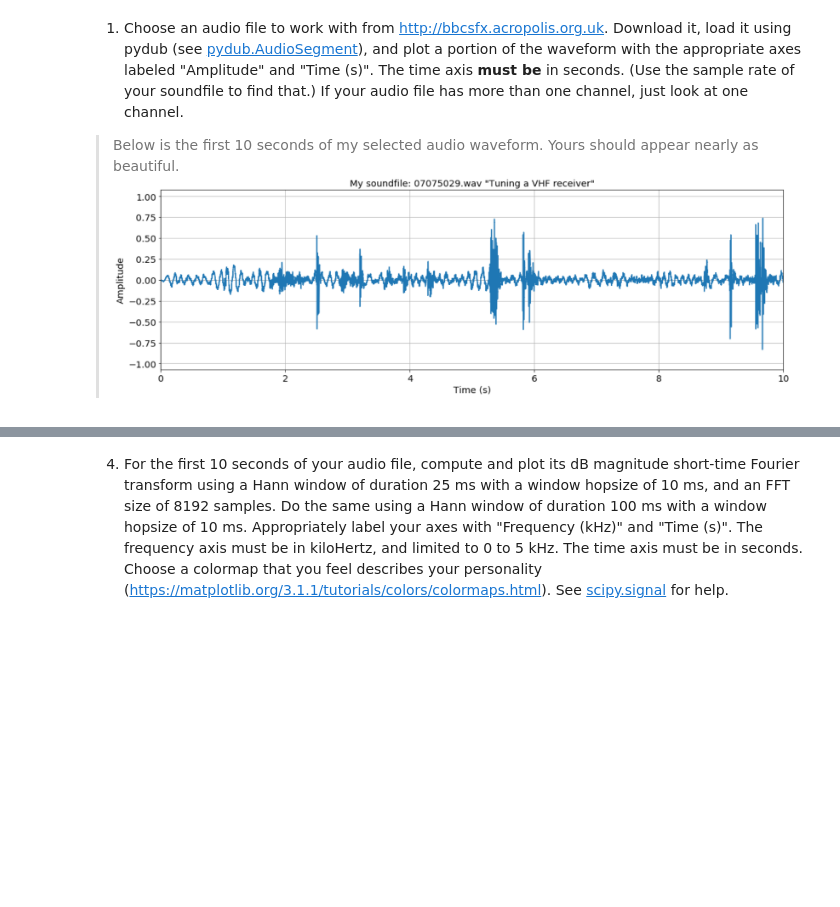
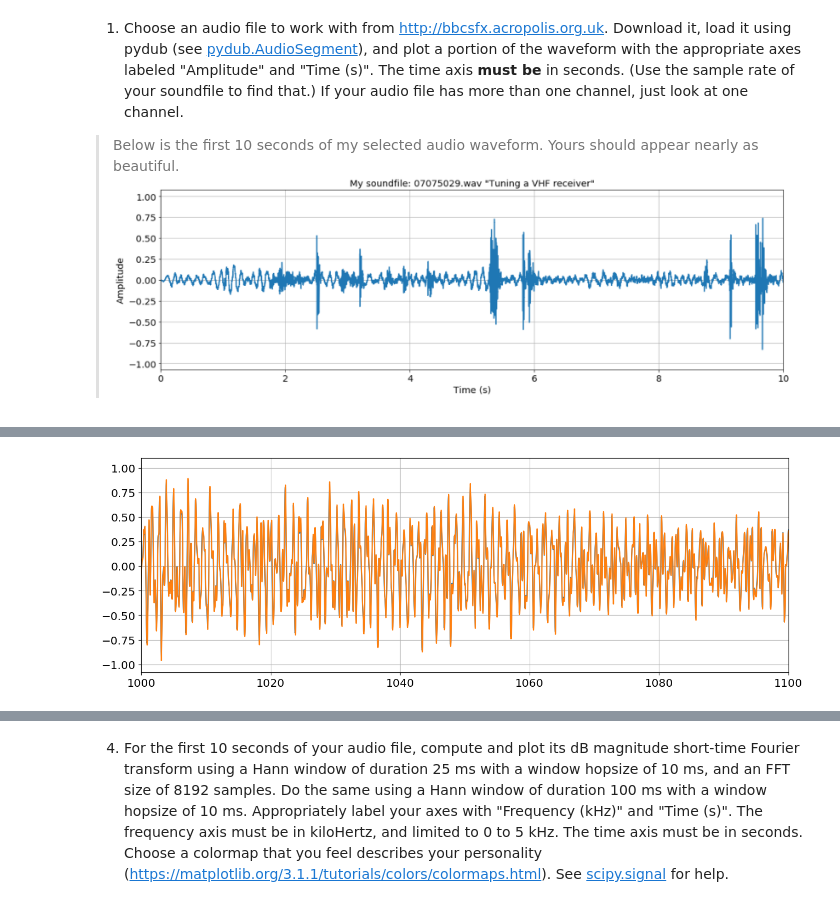
Before and after one commit to LinusOstlund/DT2470, a Jupyter notebook: labs/lab-1-signal-processing/DT2470_lab01-1.ipynb, the cells around one changed output, grey strips where cells are left out. Drawn from its saved outputs; the diff is of its cells as text; code cells hidden in the pictures; blank space fills up the shorter version.

```diff
--- a/labs/lab-1-signal-processing/DT2470_lab01-1.ipynb
+++ b/labs/lab-1-signal-processing/DT2470_lab01-1.ipynb
@@ -78,0 +102,18 @@ Text(0, 0.5, 'Amplitude')
+# %%
+
+S1 = 44100 # one second
+S2 = 90000 # 90000 samples is... almost 2 seconds
+MS = 1000
+STEP = 20
+SAMPLE_SIZE = 4410
+
+# 20 ms is 882 samples
+XTICKS_MS = np.arange(0, len(AUDIO_ARRAY), SAMPLE_RATE/MS*STEP)
+XTICKS_MS_LABELS = np.arange(0, len(AUDIO), 20)
+
+plt.plot(AUDIO_ARRAY)
+plt.xticks(XTICKS_MS, labels=XTICKS_MS_LABELS)
+plt.xlim(S1, S1 + SAMPLE_SIZE)
+plt.grid()
+# %% [output]
+[figure, added]
```
Also changed, not shown: parts of 11 cells of this notebook.
